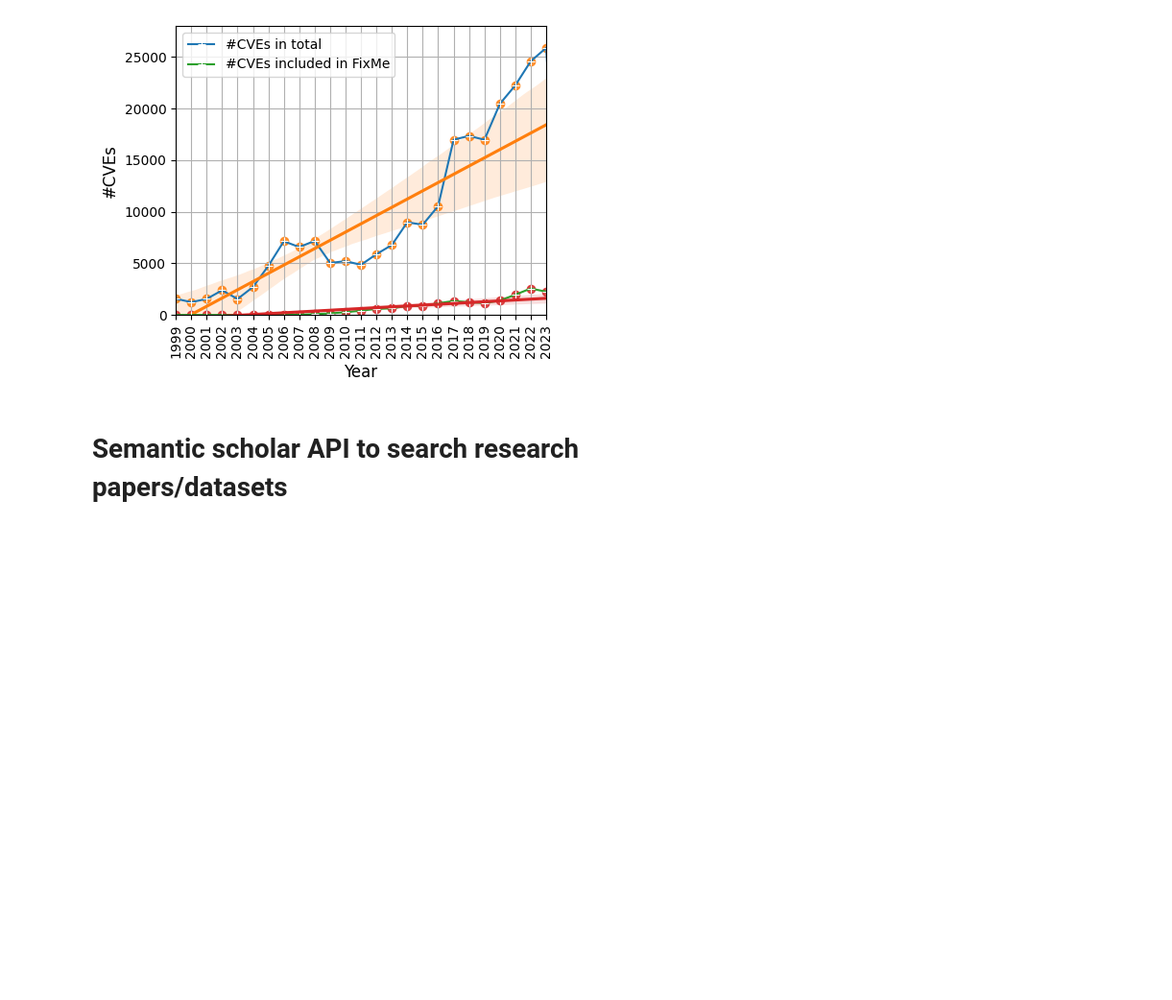
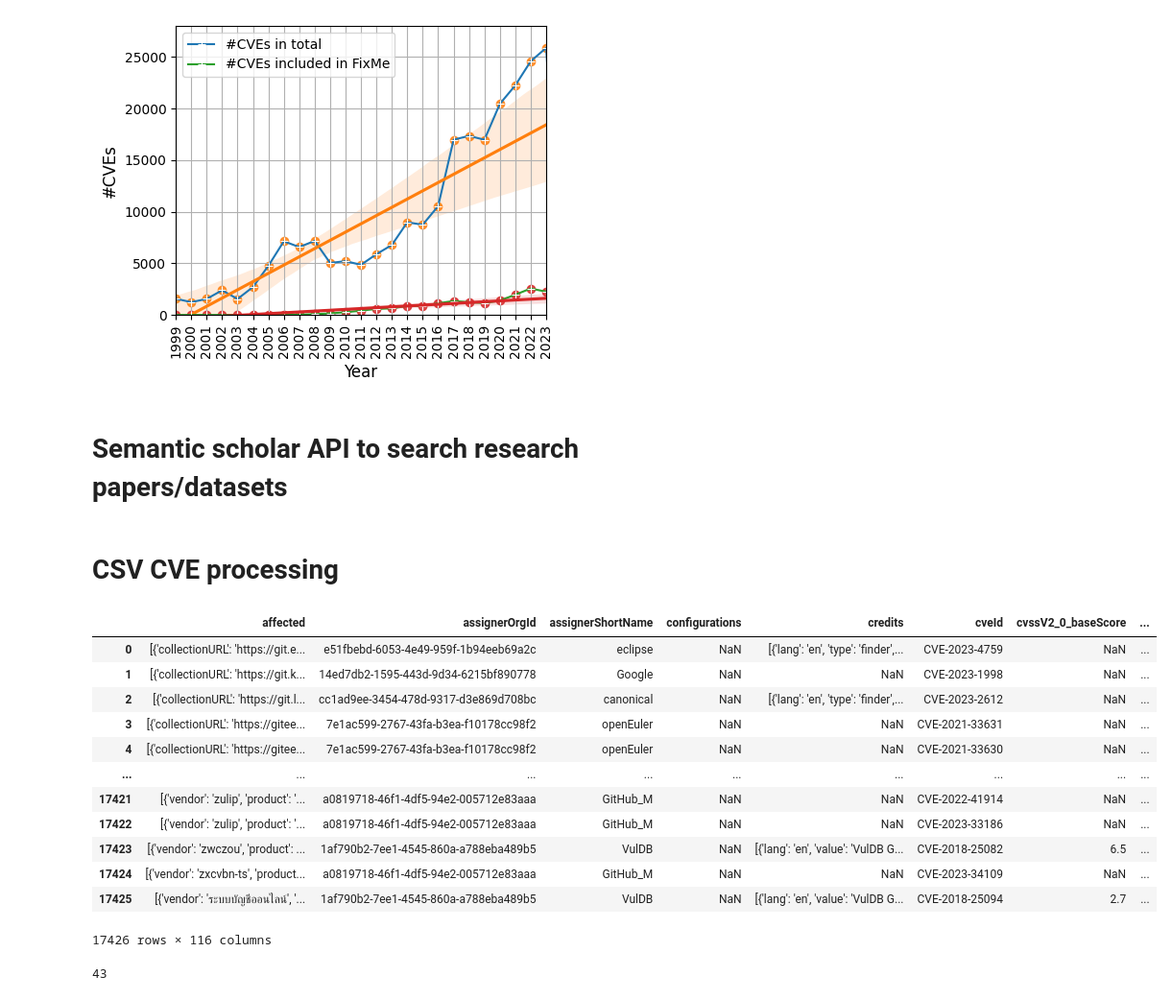
Before and after one commit to SmartSecLab/FixMe, a Jupyter notebook: test.ipynb, the cells around one changed output. Shown at 96% size. Cells and saved outputs as stored; diff of their text form; code cells hidden in the pictures; blank space fills up the shorter version.

```diff
--- a/test.ipynb
+++ b/test.ipynb
@@ -229,3 +229,29 @@ if response.status_code == 200:
 else:
    print(f"Request failed with status code {response.status_code}: {response.text}")
 response_data
+# %% [markdown]
+# CSV CVE processing
+# %%
+import pandas as pd
+
+csv = '/Users/guru/research/FixMe/data/cve.csv'
+df = pd.read_csv(csv)
+df
+# %% [output]
+|  | affected | assignerOrgId | assignerShortName | configurations | credits | cveId | cvssV2_0_baseScore | ... |
+| 0 | [{'collectionURL': 'https://git.e... | e51fbebd-6053-4e49-959f-1b94eeb69a2c | eclipse | NaN | [{'lang': 'en', 'type': 'finder',... | CVE-2023-4759 | NaN | ... |
+| 1 | [{'collectionURL': 'https://git.k... | 14ed7db2-1595-443d-9d34-6215bf890778 | Google | NaN | NaN | CVE-2023-1998 | NaN | ... |
+| 2 | [{'collectionURL': 'https://git.l... | cc1ad9ee-3454-478d-9317-d3e869d708bc | canonical | NaN | [{'lang': 'en', 'type': 'finder',... | CVE-2023-2612 | NaN | ... |
+| 3 | [{'collectionURL': 'https://gitee... | 7e1ac599-2767-43fa-b3ea-f10178cc98f2 | openEuler | NaN | NaN | CVE-2021-33631 | NaN | ... |
+| 4 | [{'collectionURL': 'https://gitee... | 7e1ac599-2767-43fa-b3ea-f10178cc98f2 | openEuler | NaN | NaN | CVE-2021-33630 | NaN | ... |
+| ... | ... | ... | ... | ... | ... | ... | ... | ... |
+| 17421 | [{'vendor': 'zulip', 'product': '... | a0819718-46f1-4df5-94e2-005712e83aaa | GitHub_M | NaN | NaN | CVE-2022-41914 | NaN | ... |
+| 17422 | [{'vendor': 'zulip', 'product': '... | a0819718-46f1-4df5-94e2-005712e83aaa | GitHub_M | NaN | NaN | CVE-2023-33186 | NaN | ... |
+| 17423 | [{'vendor': 'zwczou', 'product': ... | 1af790b2-7ee1-4545-860a-a788eba489b5 | VulDB | NaN | [{'lang': 'en', 'value': 'VulDB G... | CVE-2018-25082 | 6.5 | ... |
+| 17424 | [{'vendor': 'zxcvbn-ts', 'product... | a0819718-46f1-4df5-94e2-005712e83aaa | GitHub_M | NaN | NaN | CVE-2023-34109 | NaN | ... |
+| 17425 | [{'vendor': 'ระบบบัญชีออนไลน์', '... | 1af790b2-7ee1-4545-860a-a788eba489b5 | VulDB | NaN | [{'lang': 'en', 'value': 'VulDB G... | CVE-2018-25094 | 2.7 | ... |
+17426 rows × 116 columns
+# %%
+len([x for x in df.columns if 'x_legacy' in x])
+# %% [output]
+43
```
Also changed, not shown: parts of 1 cell of this notebook, 3 other files.
